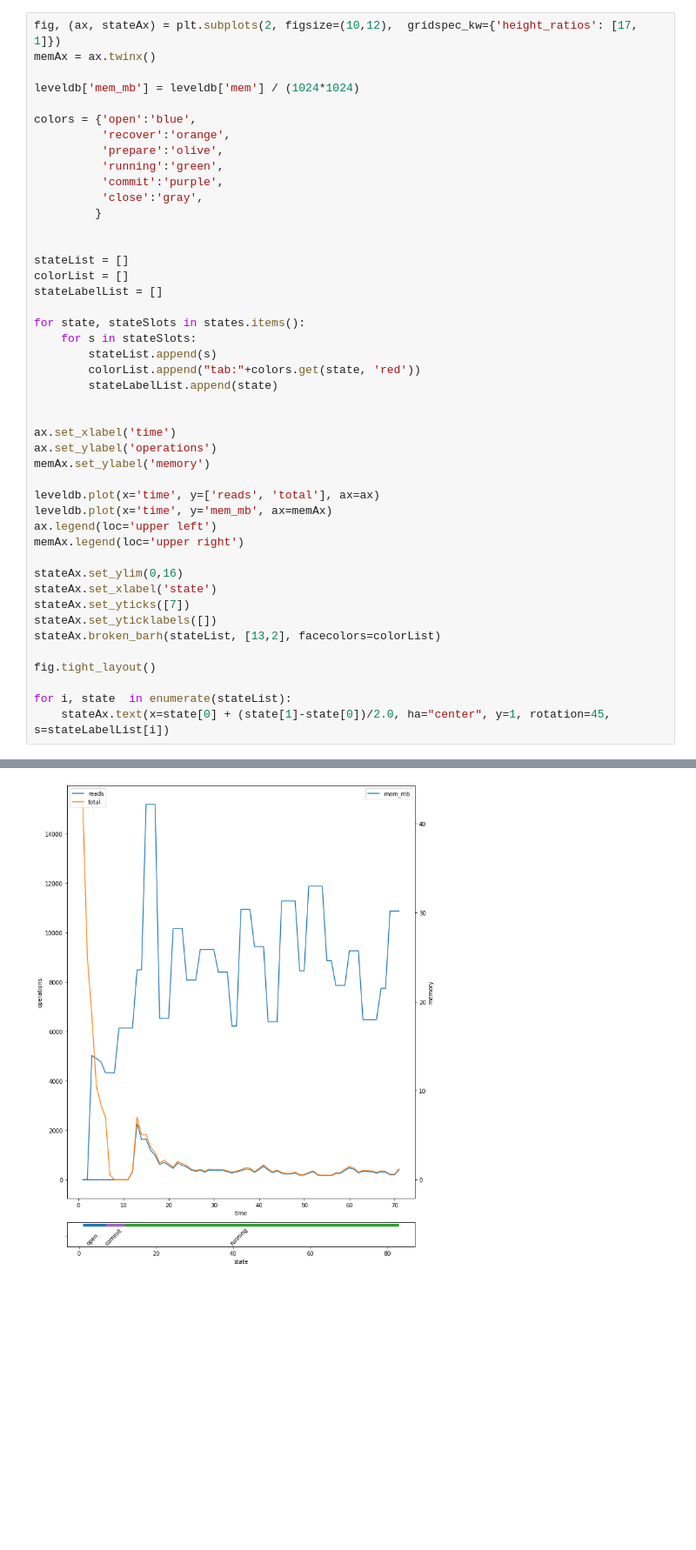
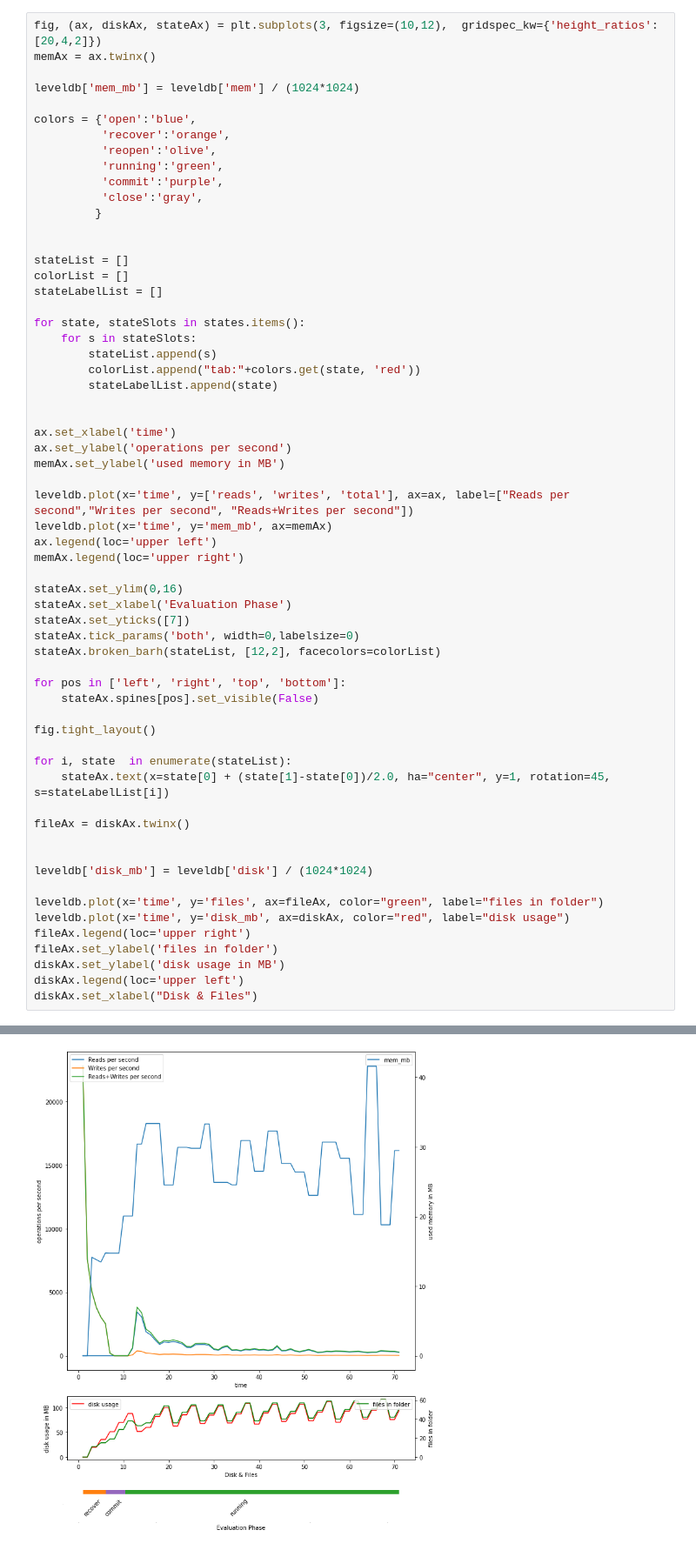
Before and after one commit to lovoo/goka-tools, a Jupyter notebook: evaluation/evaluate.ipynb, the cells around one changed output, grey strips where cells are left out. Shown: that part at 87% size. Cells and saved outputs as stored; diff of their text form; blank space fills up the shorter version.

```diff
--- a/evaluation/evaluate.ipynb
+++ b/evaluation/evaluate.ipynb
@@ -43,14 +43,14 @@ for index, row in leveldb.iterrows():
 
     prevState = state
 # %%
-fig, (ax, stateAx) = plt.subplots(2, figsize=(10,12),  gridspec_kw={'height_ratios': [17, 1]})
+fig, (ax, diskAx, stateAx) = plt.subplots(3, figsize=(10,12),  gridspec_kw={'height_ratios': [20,4,2]})
 memAx = ax.twinx()
 
 leveldb['mem_mb'] = leveldb['mem'] / (1024*1024)
 
 colors = {'open':'blue',
           'recover':'orange',
-          'prepare':'olive',
+          'reopen':'olive',
           'running':'green',
           'commit':'purple',
           'close':'gray',
@@ -69,22 +69,38 @@ for state, stateSlots in states.items():
 
 
 ax.set_xlabel('time')
-ax.set_ylabel('operations')
-memAx.set_ylabel('memory')
+ax.set_ylabel('operations per second')
+memAx.set_ylabel('used memory in MB')
 
-leveldb.plot(x='time', y=['reads', 'total'], ax=ax)
+leveldb.plot(x='time', y=['reads', 'writes', 'total'], ax=ax, label=["Reads per second","Writes per second", "Reads+Writes per second"])
 leveldb.plot(x='time', y='mem_mb', ax=memAx)
 ax.legend(loc='upper left')
 memAx.legend(loc='upper right')
 
 stateAx.set_ylim(0,16)
-stateAx.set_xlabel('state')
+stateAx.set_xlabel('Evaluation Phase')
 stateAx.set_yticks([7])
-stateAx.set_yticklabels([])
-stateAx.broken_barh(stateList, [13,2], facecolors=colorList)
+stateAx.tick_params('both', width=0,labelsize=0)
+stateAx.broken_barh(stateList, [12,2], facecolors=colorList)
+
+for pos in ['left', 'right', 'top', 'bottom']:
+    stateAx.spines[pos].set_visible(False)
 
 fig.tight_layout()
 
 for i, state  in enumerate(stateList):
     stateAx.text(x=state[0] + (state[1]-state[0])/2.0, ha="center", y=1, rotation=45, s=stateLabelList[i])
+
+fileAx = diskAx.twinx()
+
+
+leveldb['disk_mb'] = leveldb['disk'] / (1024*1024)
+
+leveldb.plot(x='time', y='files', ax=fileAx, color="green", label="files in folder")
+leveldb.plot(x='time', y='disk_mb', ax=diskAx, color="red", label="disk usage")
+fileAx.legend(loc='upper right')
+fileAx.set_ylabel('files in folder')
+diskAx.set_ylabel('disk usage in MB')
+diskAx.legend(loc='upper left')
+diskAx.set_xlabel("Disk & Files")
 # %% [output]
@@ -91 +108 @@ for i, state  in enumerate(stateList):
-[figure, old version]
+[figure, new version]
```
Also changed, not shown: parts of 2 cells of this notebook, 2 other files.
